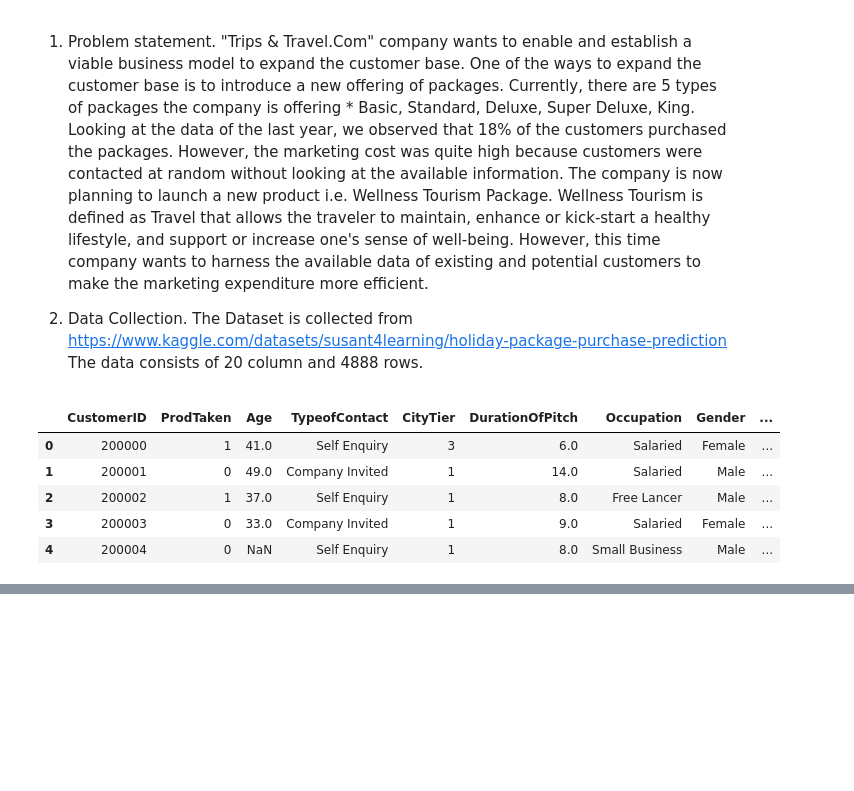
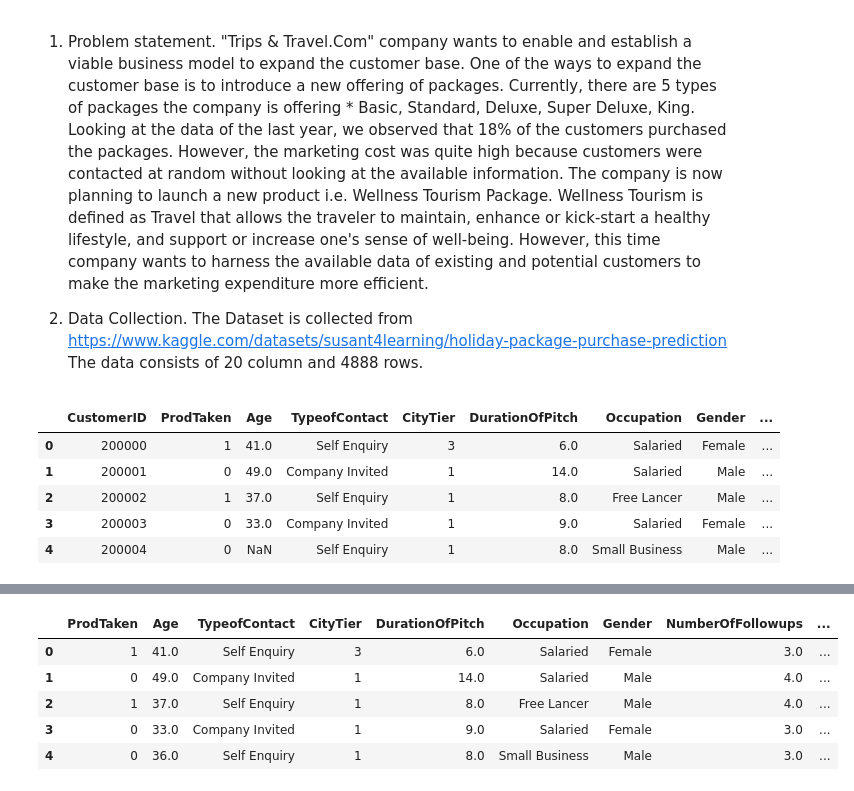
Before and after one commit to vaibhav44byte/ML, a Jupyter notebook: Random forest algo/Random forest Classification Implementation.ipynb, the cells around one changed output, grey strips where cells are left out. Cells and saved outputs as stored; diff of their text form; code cells hidden in the pictures; blank space fills up the shorter version.

```diff
--- a/Random forest algo/Random forest Classification Implementation.ipynb
+++ b/Random forest algo/Random forest Classification Implementation.ipynb
@@ -24,0 +199,3 @@ df.head()
+# %%
+## Dropping a column
+df.drop('CustomerID', inplace=True,axis = 1)
@@ -24,0 +214,13 @@ df.head()
+# %%
+# Create a new column for feature
+df['TotalVisiting']= df['NumberOfPersonVisiting'] + df['NumberOfChildrenVisiting']
+df.drop(columns= ['NumberOfPersonVisiting','NumberOfChildrenVisiting'],inplace=True, axis = 1)
+# %%
+df.head()
+# %% [output]
+|  | ProdTaken | Age | TypeofContact | CityTier | DurationOfPitch | Occupation | Gender | NumberOfFollowups | ... |
+| 0 | 1 | 41.0 | Self Enquiry | 3 | 6.0 | Salaried | Female | 3.0 | ... |
+| 1 | 0 | 49.0 | Company Invited | 1 | 14.0 | Salaried | Male | 4.0 | ... |
+| 2 | 1 | 37.0 | Self Enquiry | 1 | 8.0 | Free Lancer | Male | 4.0 | ... |
+| 3 | 0 | 33.0 | Company Invited | 1 | 9.0 | Salaried | Female | 3.0 | ... |
+| 4 | 0 | 36.0 | Self Enquiry | 1 | 8.0 | Small Business | Male | 3.0 | ... |
```
Also changed, not shown: parts of 19 cells of this notebook.
